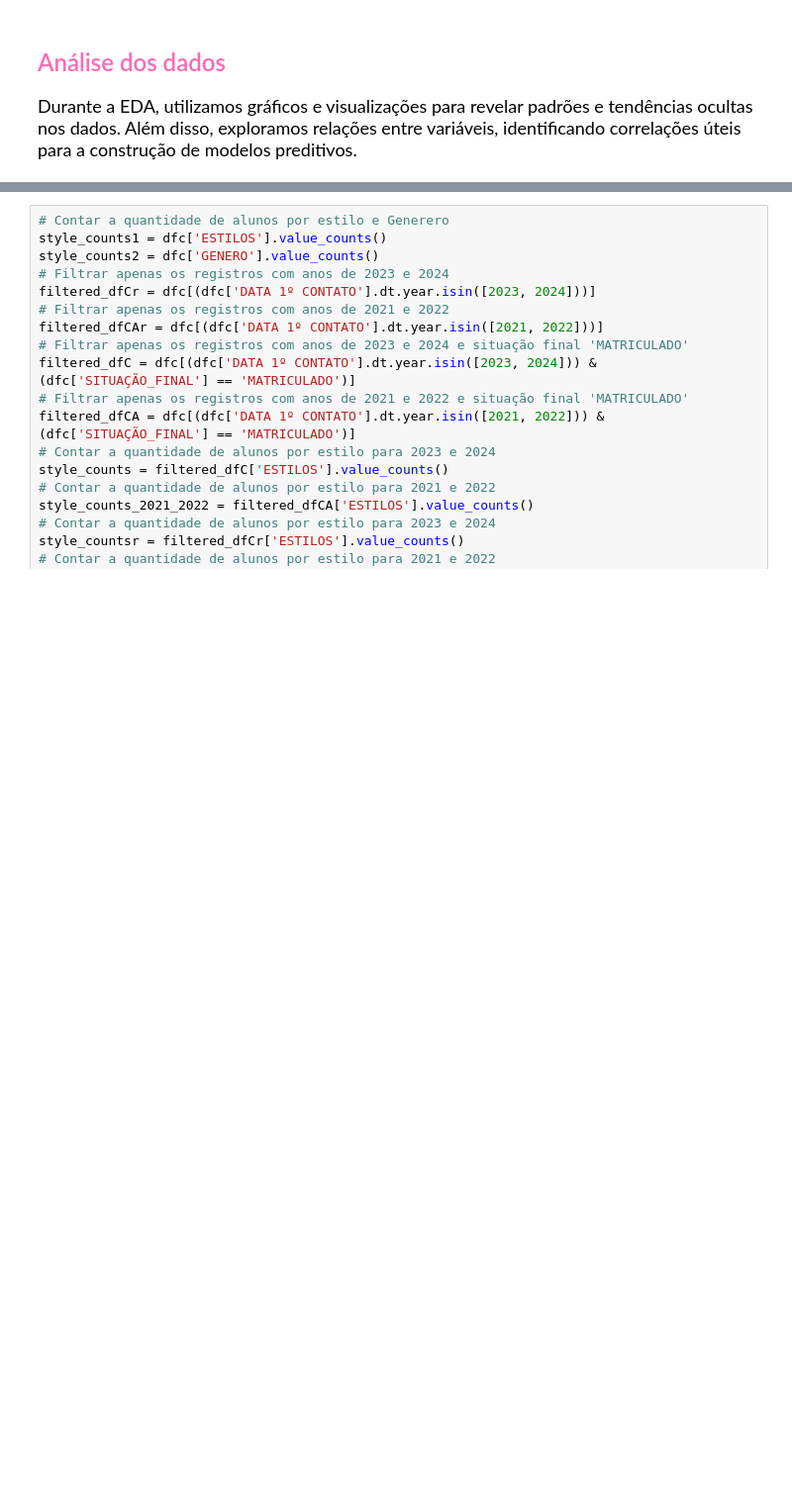
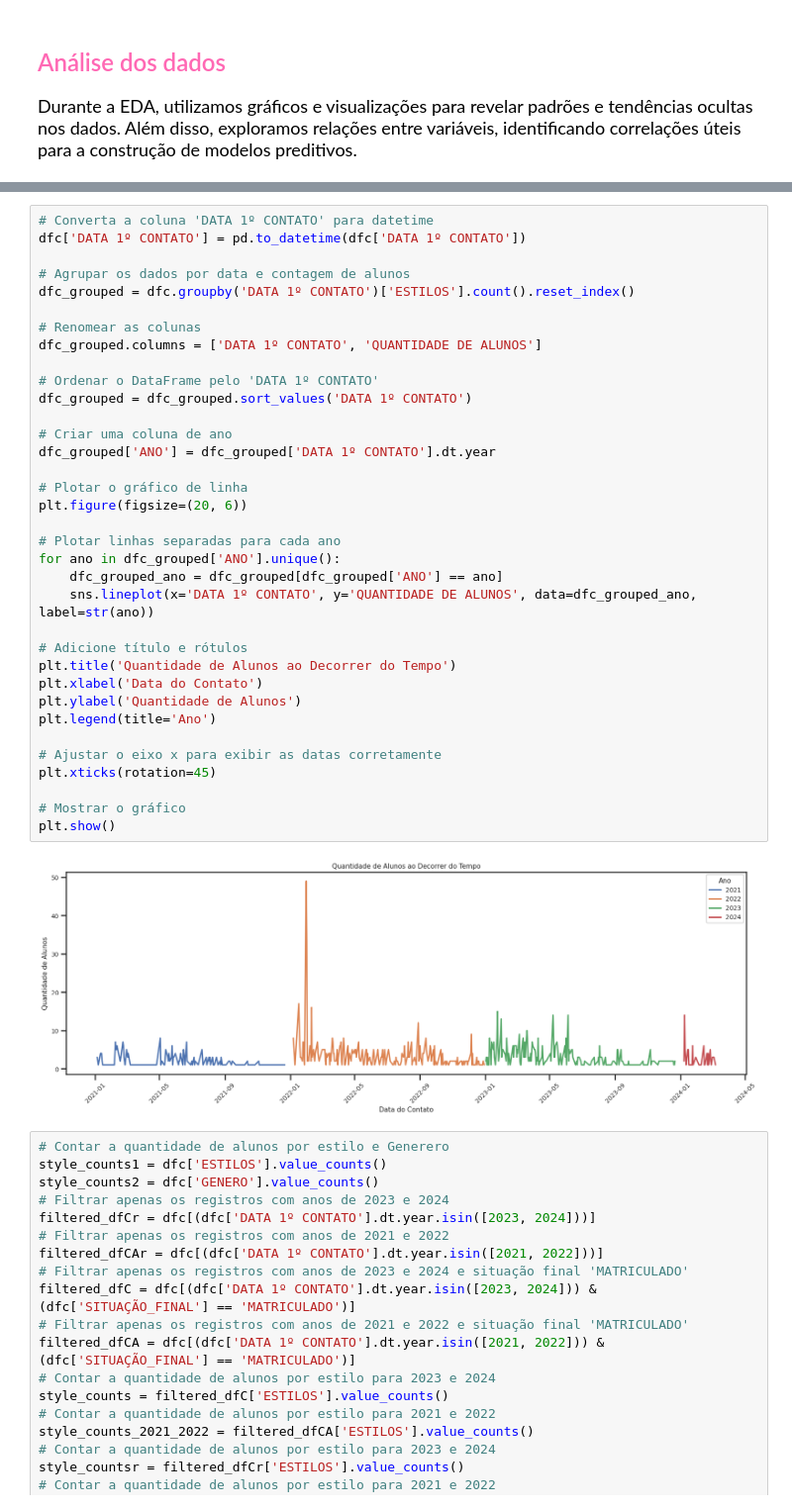
Before and after one commit to KoreTane/PredictiveLeadManagement, a Jupyter notebook: EDA.ipynb, the cells around one changed output, grey strips where cells are left out. Shown at 99% size. Drawn from its saved outputs; the diff is of its cells as text; blank space fills up the shorter version.

```diff
--- a/EDA.ipynb
+++ b/EDA.ipynb
@@ -47,6 +47,43 @@ dfc.head(5)
 | 2 | 2021-01-05 | 1 | MAIARA GOUVEA | 16 | ADOLESCENTE | FEMININO | 0000-0000 | AULA EXPERIMENTAL | WHATS | ... |
 | 3 | 2021-01-05 | 1 | ENIALE RAMOS QUINTINO MÃE ELAINE | 11 | CRIANÇA | FEMININO | 0000-0000 | AULA EXPERIMENTAL | WHATS | ... |
 | 4 | 2022-01-07 | 1 | BIA | 19 | ADULTO | FEMININO | 0000-0000 | CAPTAÇÃO | WHATSAPP | ... |
+# %%
+# Converta a coluna 'DATA 1º CONTATO' para datetime
+dfc['DATA 1º CONTATO'] = pd.to_datetime(dfc['DATA 1º CONTATO'])
+
+# Agrupar os dados por data e contagem de alunos
+dfc_grouped = dfc.groupby('DATA 1º CONTATO')['ESTILOS'].count().reset_index()
+
+# Renomear as colunas
+dfc_grouped.columns = ['DATA 1º CONTATO', 'QUANTIDADE DE ALUNOS']
+
+# Ordenar o DataFrame pelo 'DATA 1º CONTATO'
+dfc_grouped = dfc_grouped.sort_values('DATA 1º CONTATO')
+
+# Criar uma coluna de ano
+dfc_grouped['ANO'] = dfc_grouped['DATA 1º CONTATO'].dt.year
+
+# Plotar o gráfico de linha
+plt.figure(figsize=(20, 6))
+
+# Plotar linhas separadas para cada ano
+for ano in dfc_grouped['ANO'].unique():
+    dfc_grouped_ano = dfc_grouped[dfc_grouped['ANO'] == ano]
+    sns.lineplot(x='DATA 1º CONTATO', y='QUANTIDADE DE ALUNOS', data=dfc_grouped_ano, label=str(ano))
+
+# Adicione título e rótulos
+plt.title('Quantidade de Alunos ao Decorrer do Tempo')
+plt.xlabel('Data do Contato')
+plt.ylabel('Quantidade de Alunos')
+plt.legend(title='Ano')
+
+# Ajustar o eixo x para exibir as datas corretamente
+plt.xticks(rotation=45)
+
+# Mostrar o gráfico
+plt.show()
+# %% [output]
+[figure, added]
 # %%
 # Contar a quantidade de alunos por estilo e Generero
 style_counts1 = dfc['ESTILOS'].value_counts()
```
